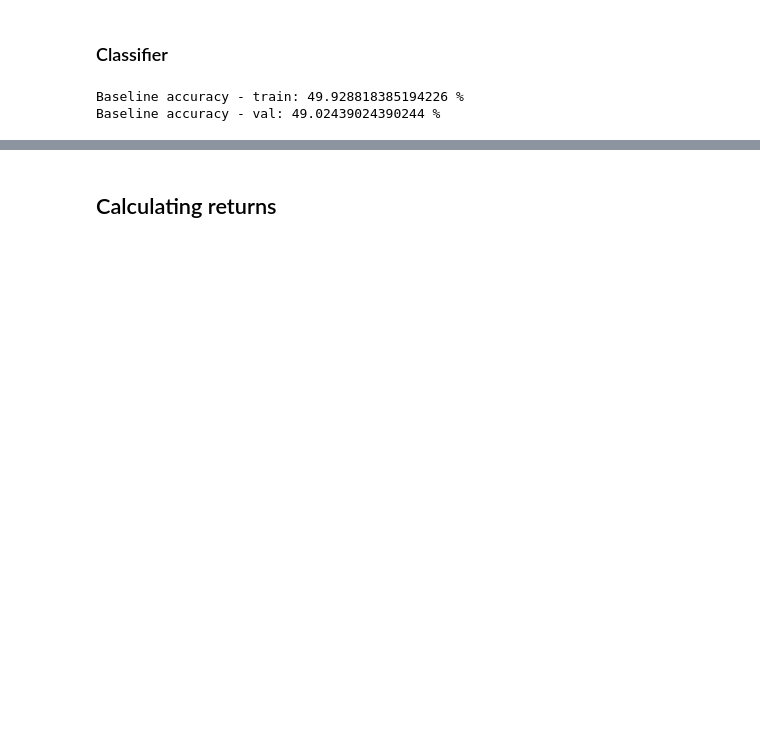
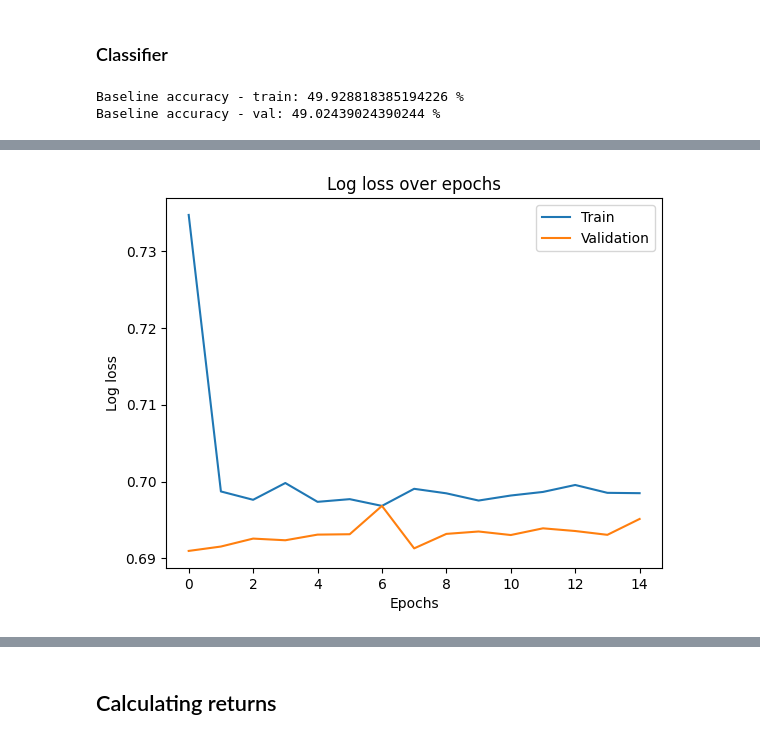
Before and after one commit to dliang5299/MIDS-207-Final-Project, a Jupyter notebook: Model_Testing.ipynb, the cells around one changed output, grey strips where cells are left out. Saved outputs shown, nothing was run; the diff lists cells and outputs as text; code cells hidden in the pictures; blank space fills up the shorter version.

```diff
--- a/Model_Testing.ipynb
+++ b/Model_Testing.ipynb
@@ -299,2 +292,14 @@ plt.show()
+# %%
+# Plot training performance
+fig, ax = plt.subplots()
+ax.plot(best_model_fit.history['loss'])
+ax.plot(best_model_fit.history['val_loss'])
+ax.set_title('Log loss over epochs')
+ax.set_xlabel('Epochs')
+ax.set_ylabel('Log loss')
+ax.legend(['Train', 'Validation'], fontsize=10)
+plt.show()
+# %% [output]
+[figure, added]
 # %%
 # Print results
```
Also changed, not shown: parts of 18 cells of this notebook.
